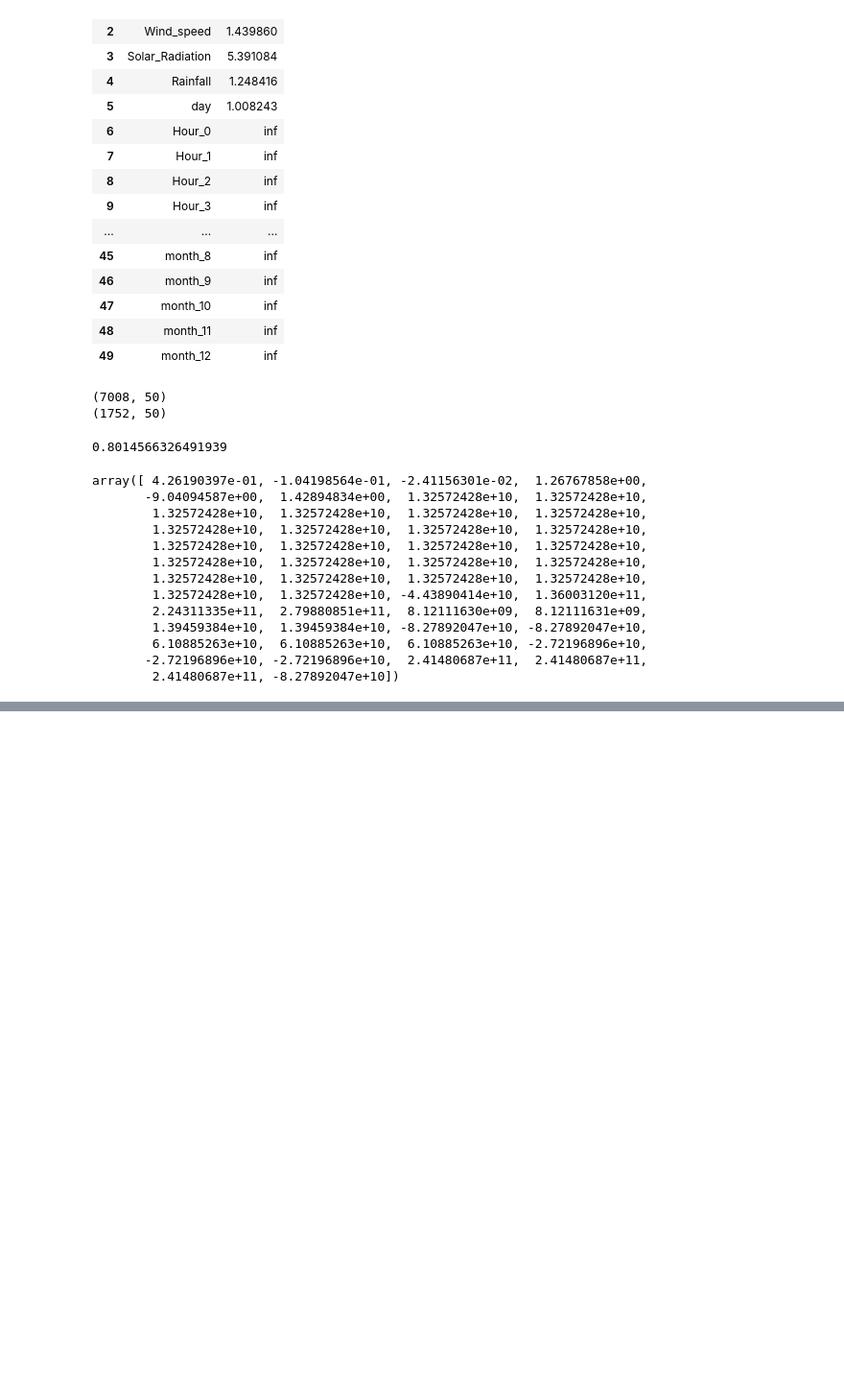
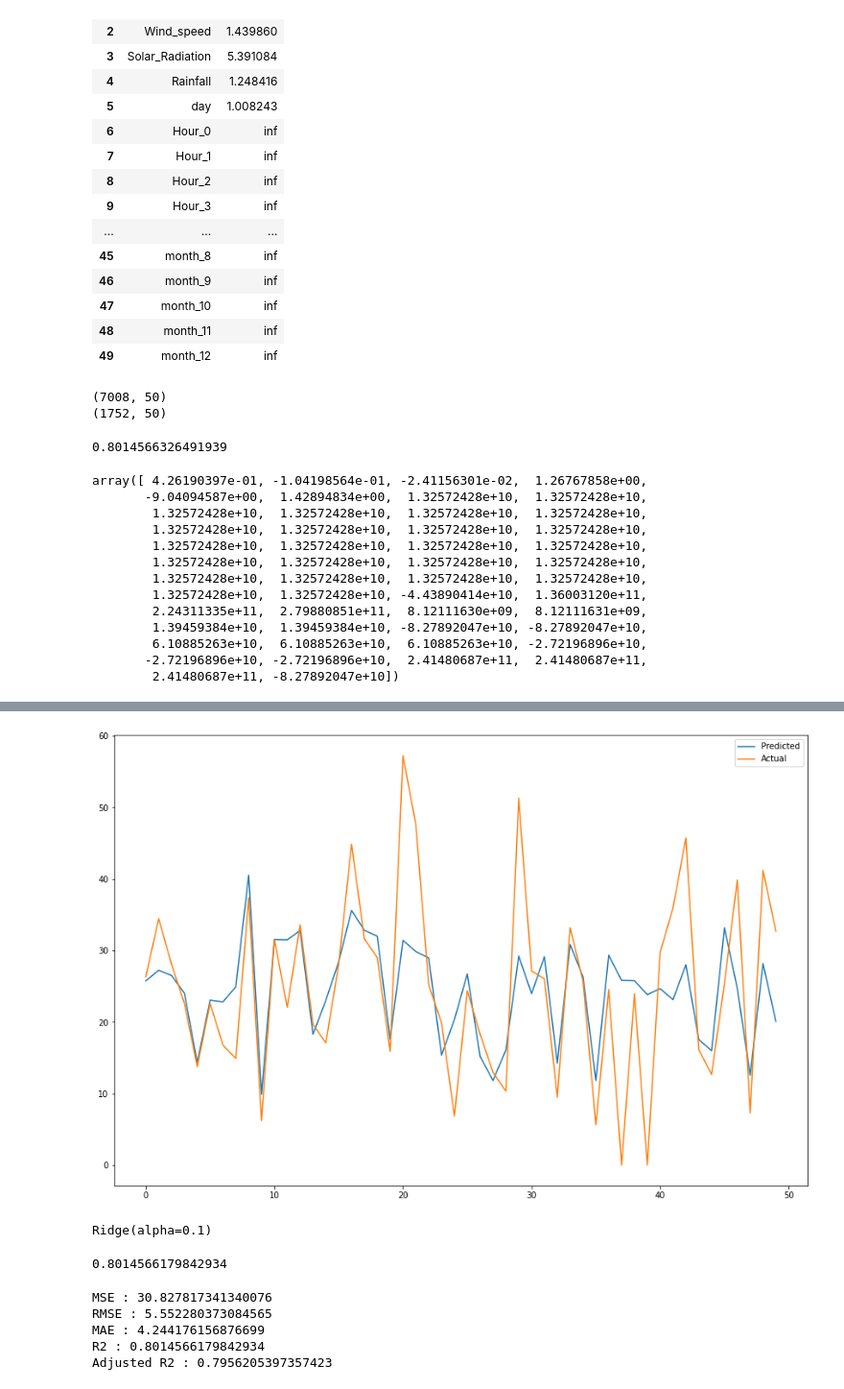
Before and after one commit to NehaGupta-DataScientists/Bike-Sharing-Demand-Prediction, a Jupyter notebook: Bike_Sharing_Demand_Prediction_Capstone_Project.ipynb, the cells around one changed output, grey strips where cells are left out. Shown at 96% size. Cells and saved outputs as stored; diff of their text form; code cells hidden in the pictures; blank space fills up the shorter version.

```diff
--- a/Bike_Sharing_Demand_Prediction_Capstone_Project.ipynb
+++ b/Bike_Sharing_Demand_Prediction_Capstone_Project.ipynb
@@ -699,0 +801,9 @@ array([ 4.26190397e-01, -1.04198564e-01, -2.41156301e-02,  1.26767858e+00,
+# %%
+#Plot the figure
+plt.figure(figsize=(15,10))
+plt.plot(np.array(y_pred_test_lasso[0:50]))
+plt.plot(np.array((y_test[0:50])))
+plt.legend(["Predicted","Actual"])
+plt.show()
+# %% [output]
+[figure, added]
@@ -699,0 +814,9 @@ array([ 4.26190397e-01, -1.04198564e-01, -2.41156301e-02,  1.26767858e+00,
+# %%
+ridge.fit(X_train,y_train)
+# %% [output]
+Ridge(alpha=0.1)
+# %%
+#check the score
+ridge.score(X_train, y_train)
+# %% [output]
+0.8014566179842934
@@ -699,0 +826,30 @@ array([ 4.26190397e-01, -1.04198564e-01, -2.41156301e-02,  1.26767858e+00,
+# %%
+#import the packages
+from sklearn.metrics import mean_squared_error
+#calculate MSE
+MSE_r= mean_squared_error((y_train), (y_pred_train_ridge))
+print("MSE :",MSE_r)
+
+#calculate RMSE
+RMSE_r=np.sqrt(MSE_r)
+print("RMSE :",RMSE_r)
+
+
+#calculate MAE
+MAE_r= mean_absolute_error(y_train, y_pred_train_ridge)
+print("MAE :",MAE_r)
+
+
+#import the packages
+from sklearn.metrics import r2_score
+#calculate r2 and adjusted r2
+r2_r= r2_score(y_train, y_pred_train_ridge)
+print("R2 :",r2_r)
+Adjusted_R2_r=(1-(1-r2_score(y_train, y_pred_train_ridge))*((X_test.shape[0]-1)/(X_test.shape[0]-X_test.shape[1]-1)) )
+print("Adjusted R2 :",1-(1-r2_score(y_train, y_pred_train_ridge))*((X_test.shape[0]-1)/(X_test.shape[0]-X_test.shape[1]-1)) )
+# %% [output]
+MSE : 30.827817341340076
+RMSE : 5.552280373084565
+MAE : 4.244176156876699
+R2 : 0.8014566179842934
+Adjusted R2 : 0.7956205397357423
```
Also changed, not shown: parts of 12 cells of this notebook.
